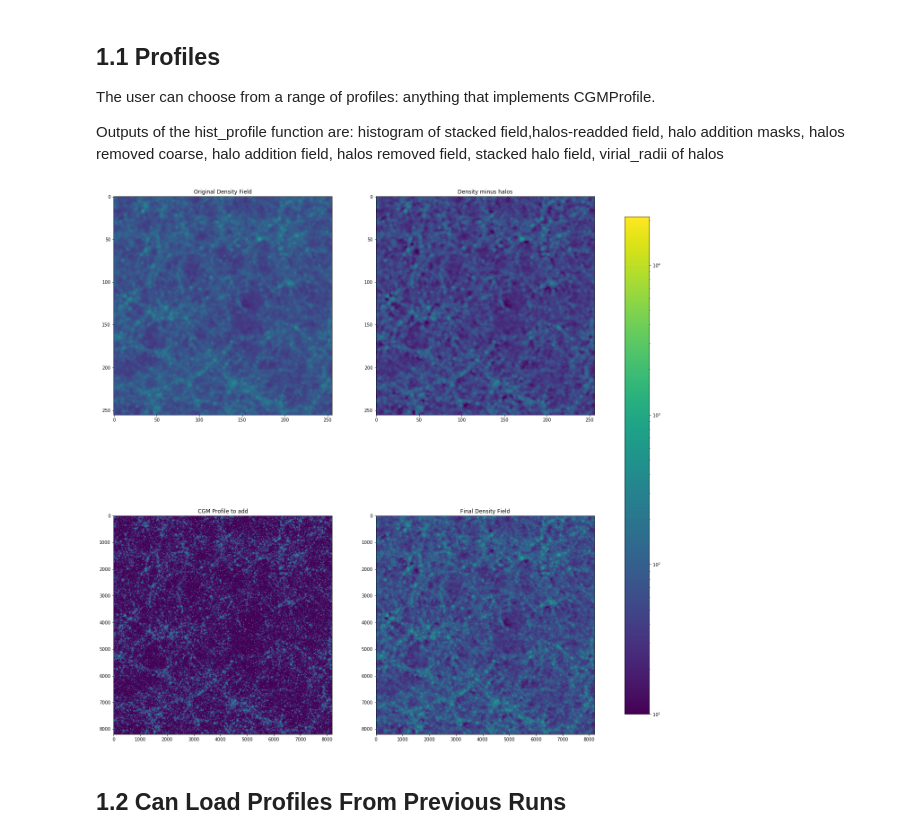
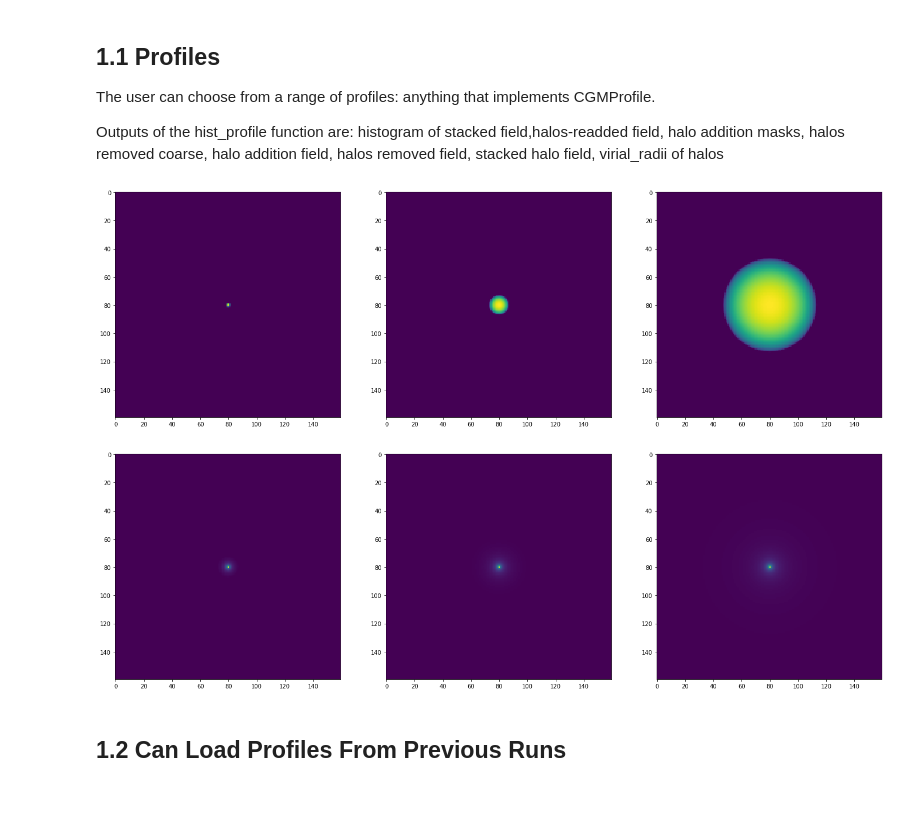
Before and after one commit to ianw89/cgm-brush, a Jupyter notebook: src/FRBProject-MainFile-7-12-21.ipynb, the cells around one changed output. Cells and saved outputs as stored; diff of their text form; code cells hidden in the pictures; blank space fills up the shorter version.

```diff
--- a/src/FRBProject-MainFile-7-12-21.ipynb
+++ b/src/FRBProject-MainFile-7-12-21.ipynb
@@ -43,30 +43,41 @@ Outputs of the hist_profile function are: histogram of stacked field,halos-readd
 # %%
 # addition profile
 
 load_from_files = True
 
 configurations = [
     #Configuration(SphericalTophatProfile(), 1, resolution=1, file_prefix='STH', load_from_files=load_from_files),
     #Configuration(SphericalTophatProfile(), 1, resolution=1, file_prefix='STH', den_grid_size = 512, load_from_files=load_from_files),
     #Configuration(SphericalTophatProfile(), 1, resolution=2, file_prefix='STH', load_from_files=load_from_files),
     #Configuration(SphericalTophatProfile(), 1, resolution=4, file_prefix='STH', load_from_files=load_from_files),
-    #Configuration(SphericalTophatProfile(), 1, resolution=8, file_prefix='STH', load_from_files=load_from_files),
+    Configuration(SphericalTophatProfile(), 1, resolution=8, file_prefix='STH', load_from_files=load_from_files),
     #Configuration(SphericsalTophatProfile(), 1, resolution=16, file_prefix='STH', load_from_files=load_from_files),
     #Configuration(SphericalTophatProfile(), 2, resolution=1, file_prefix='STH', load_from_files=load_from_files),
     #Configuration(SphericalTophatProfile(), 2, resolution=2, file_prefix='STH', load_from_files=load_from_files),
     #Configuration(SphericalTophatProfile(), 2, resolution=4, file_prefix='STH', load_from_files=load_from_files),
     #Configuration(SphericalTophatProfile(), 2, resolution=8, file_prefix='STH', load_from_files=load_from_files),
     #Configuration(SphericalTophatProfile(), 2, resolution=16, file_prefix='STH', load_from_files=load_from_files),
     #Configuration(NFWProfile(), 1, resolution=1, load_from_files=load_from_files),
     Configuration(FireProfile(), 1, resolution=8, load_from_files=load_from_files),
     #Configuration(PrecipitationProfile(), 1, resolution=1, load_from_files=load_from_files)
 ]
 
 for config in configurations:
     config.provider = provider
-    config.run(plots=True)
+    config.run()
+
+    # view masks
+    length = len(config.results[2][0])
+    fig, ax = plt.subplots(1,3,figsize=(24, 8))
+    ax[0].imshow(config.results[2][0][2]) # light halo
+    ax[1].imshow(config.results[2][0][15]) # med halo
+    ax[2].imshow(config.results[2][0][28]) # big halo
+
+    #for i in range(length):
+    #    ax[i].imshow(config.results[2][0][i])
 # %% [output]
-[figure, old version]
+[figure, new version]
+[figure, added]
 # %% [markdown]
 ## 1.2 Can Load Profiles From Previous Runs
 # %%
```
Also changed, not shown: 4 other files.
